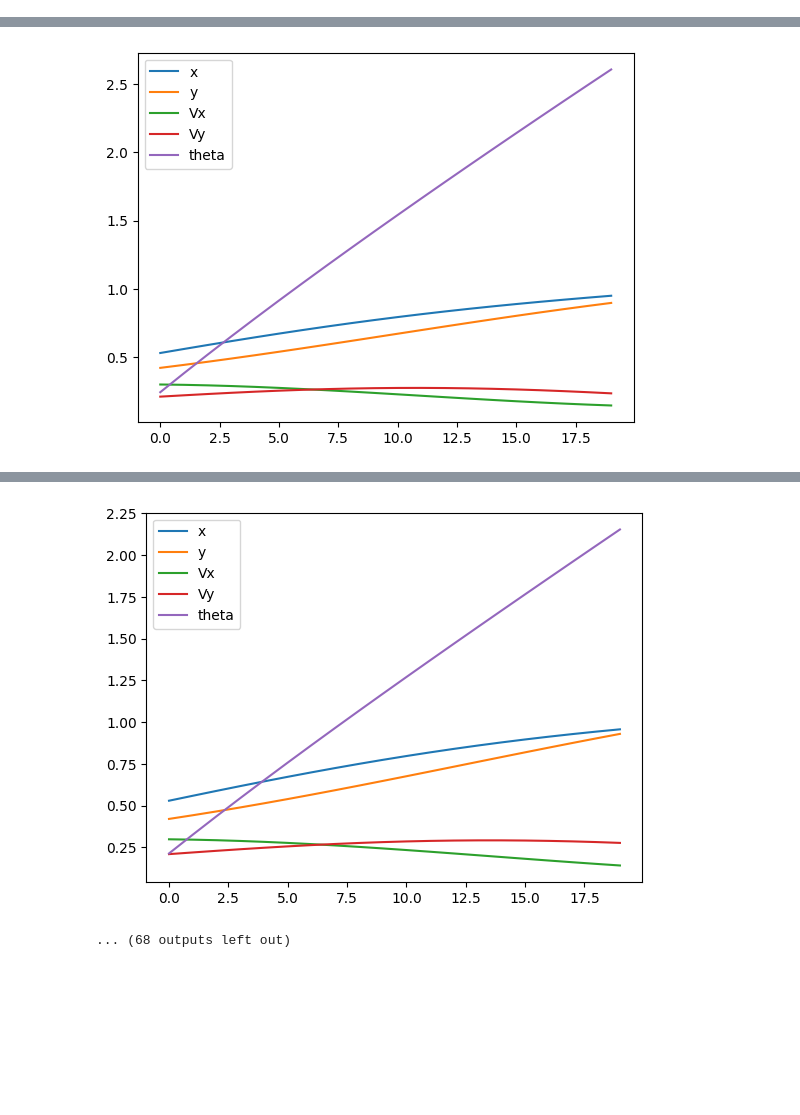
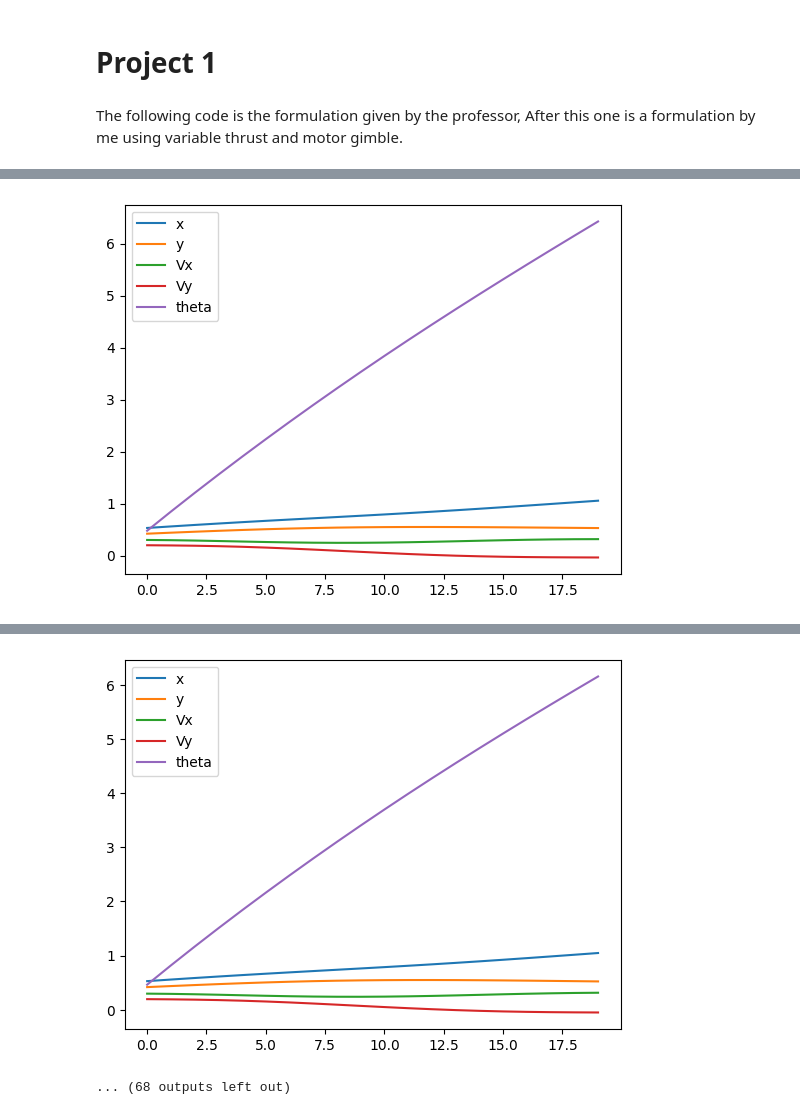
Before and after one commit to zachpoit/MAE598, a Jupyter notebook: Project1/Project1.ipynb, the cells around one changed output, grey strips where cells are left out. Saved outputs shown, nothing was run; the diff lists cells and outputs as text; code cells hidden in the pictures; blank space fills up the shorter version.

Commit message:
Added new formulation in markdown, will add code when I figure out how to properly code the professors formulation

```diff
--- a/Project1/Project1.ipynb
+++ b/Project1/Project1.ipynb
@@ -1,5 +1,10 @@
+# %% [markdown]
+
+# Project 1
+# %% [markdown]
+The following code is the formulation given by the professor, After this one is a formulation by me using variable thrust and motor gimble.
 # %%
-from cProfile import label
+
 import logging
 import math
 import random
@@ -41,7 +46,7 @@ class Dynamics(nn.Module):
     def forward(state, action):
 
         # gravity tensor, only affects the second state
-        delta_state_gravity = -0.5 * (FRAME_TIME ** 2) * GRAVITY_ACCEL * t.tensor([0., 1., 0., 0., 0.])
+        delta_state_gravity = - GRAVITY_ACCEL * t.tensor([0., 0.5 * FRAME_TIME**2, 0., FRAME_TIME, 0.])
 
         # first action tensor
         sin_value = t.sin(state[4])
@@ -50,7 +55,8 @@ class Dynamics(nn.Module):
         state_tensor = t.tensor([-0.5 * (FRAME_TIME ** 2) * sin_value,
                                     0.5 * (FRAME_TIME ** 2) * cos_value,
                                     -FRAME_TIME * sin_value,
-                                    FRAME_TIME * cos_value, 0.])
+                                    FRAME_TIME * cos_value,
+                                    0.])
 
         delta_state = BOOST_ACCEL * t.mul(state_tensor,action[0])
 
@@ -173,7 +179,7 @@ class Optimize:
     def __init__(self, simulation):
         self.simulation = simulation
         self.parameters = simulation.controller.parameters()
-        self.optimizer = optim.LBFGS(self.parameters, lr=0.01)
+        self.optimizer = optim.LBFGS(self.parameters, lr=0.001)
 
     def step(self):
         def closure():
@@ -224 +230 @@ o.train(40)  # solve the optimization problem
-[figure, old version]
+[figure, new version]
@@ -226,2 +232,2 @@ o.train(40)  # solve the optimization problem
-[figure, old version]
+[figure, new version]
 ... (68 outputs left out)
```
Also changed, not shown: parts of 2 cells of this notebook, 1 other file.
